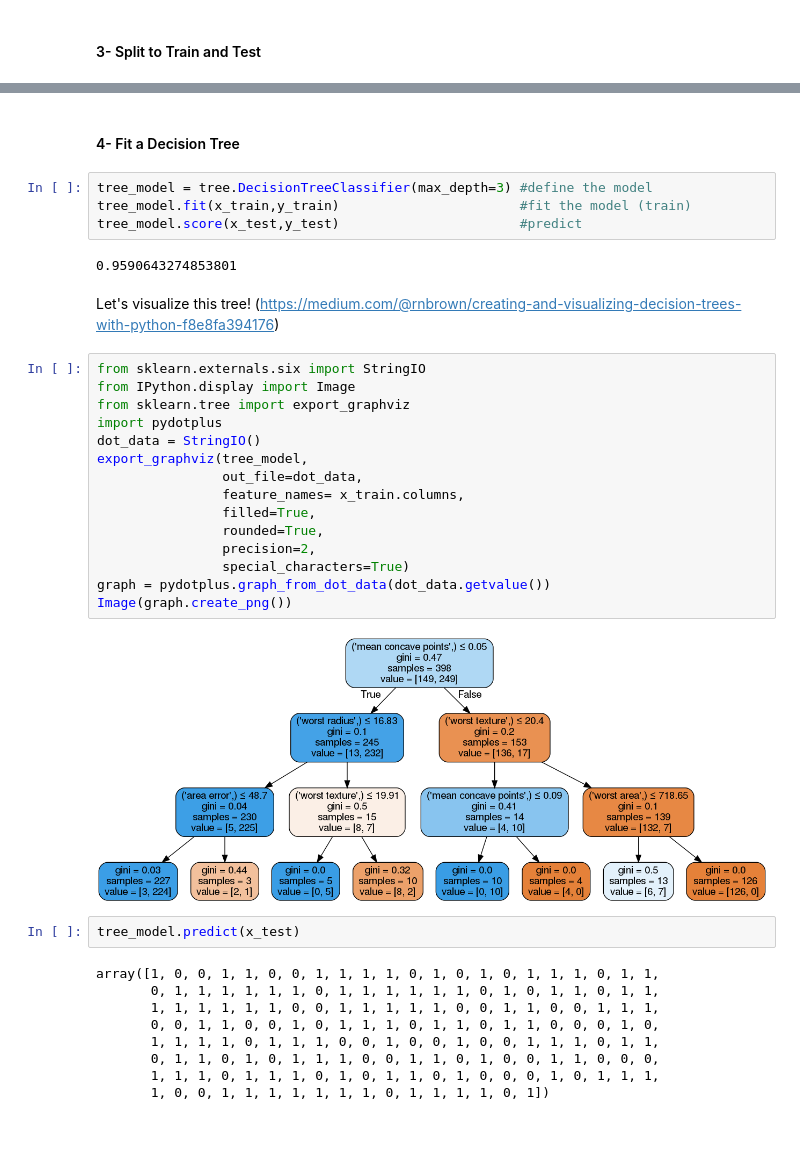
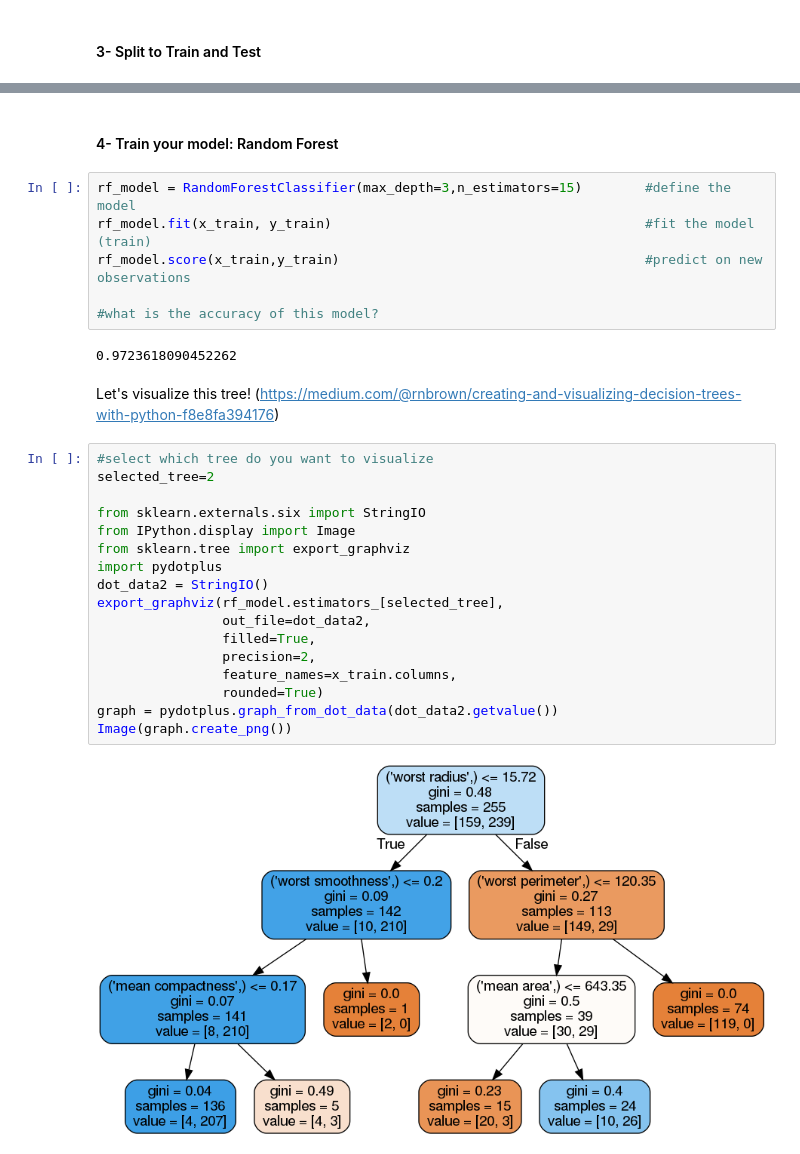
Before and after one commit to thecodinghive/notebooks, a Jupyter notebook: oms_machine_learning.ipynb, the cells around one changed output, grey strips where cells are left out. Drawn from its saved outputs; the diff is of its cells as text.

```diff
--- a/oms_machine_learning.ipynb
+++ b/oms_machine_learning.ipynb
@@ -35,38 +52,31 @@ x_train,x_test,y_train,y_test = train_test_split(X,Y,test_size=0.3,random_state=
 # %% [markdown]
-<h4>4- Fit a Decision Tree</h4>
+<h4>4- Train your model: Random Forest</h4>
 # %%
-tree_model = tree.DecisionTreeClassifier(max_depth=3) #define the model
-tree_model.fit(x_train,y_train)                       #fit the model (train)
-tree_model.score(x_test,y_test)                       #predict
+rf_model = RandomForestClassifier(max_depth=3,n_estimators=15)        #define the model
+rf_model.fit(x_train, y_train)                                        #fit the model (train)
+rf_model.score(x_train,y_train)                                       #predict on new observations
+
+#what is the accuracy of this model?
 # %% [output]
-0.9590643274853801
+0.9723618090452262
 # %% [markdown]
 Let's visualize this tree! (https://medium.com/@rnbrown/creating-and-visualizing-decision-trees-with-python-f8e8fa394176)
 # %%
+#select which tree do you want to visualize
+selected_tree=2
+
 from sklearn.externals.six import StringIO
 from IPython.display import Image
 from sklearn.tree import export_graphviz
 import pydotplus
-dot_data = StringIO()
-export_graphviz(tree_model,
-                out_file=dot_data,
-                feature_names= x_train.columns,
+dot_data2 = StringIO()
+export_graphviz(rf_model.estimators_[selected_tree],
+                out_file=dot_data2,
                 filled=True,
-                rounded=True,
                 precision=2,
-                special_characters=True)
-graph = pydotplus.graph_from_dot_data(dot_data.getvalue())
+                feature_names=x_train.columns,
+                rounded=True)
+graph = pydotplus.graph_from_dot_data(dot_data2.getvalue())
 Image(graph.create_png())
 # %% [output]
-[figure, old version]
+[figure, new version]
-# %%
-tree_model.predict(x_test)
-# %% [output]
-array([1, 0, 0, 1, 1, 0, 0, 1, 1, 1, 1, 0, 1, 0, 1, 0, 1, 1, 1, 0, 1, 1,
-       0, 1, 1, 1, 1, 1, 1, 0, 1, 1, 1, 1, 1, 1, 0, 1, 0, 1, 1, 0, 1, 1,
-       1, 1, 1, 1, 1, 1, 0, 0, 1, 1, 1, 1, 1, 0, 0, 1, 1, 0, 0, 1, 1, 1,
-       0, 0, 1, 1, 0, 0, 1, 0, 1, 1, 1, 0, 1, 1, 0, 1, 1, 0, 0, 0, 1, 0,
-       1, 1, 1, 1, 0, 1, 1, 1, 0, 0, 1, 0, 0, 1, 0, 0, 1, 1, 1, 0, 1, 1,
-       0, 1, 1, 0, 1, 0, 1, 1, 1, 0, 0, 1, 1, 0, 1, 0, 0, 1, 1, 0, 0, 0,
-       1, 1, 1, 0, 1, 1, 1, 0, 1, 0, 1, 1, 0, 1, 0, 0, 0, 1, 0, 1, 1, 1,
-       1, 0, 0, 1, 1, 1, 1, 1, 1, 1, 0, 1, 1, 1, 1, 0, 1])
```
Also changed, not shown: parts of 20 cells of this notebook.
